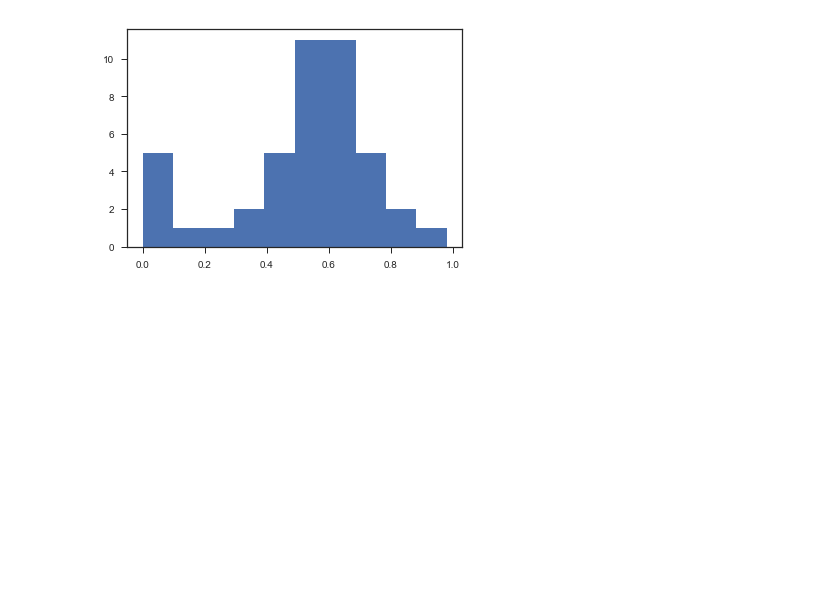
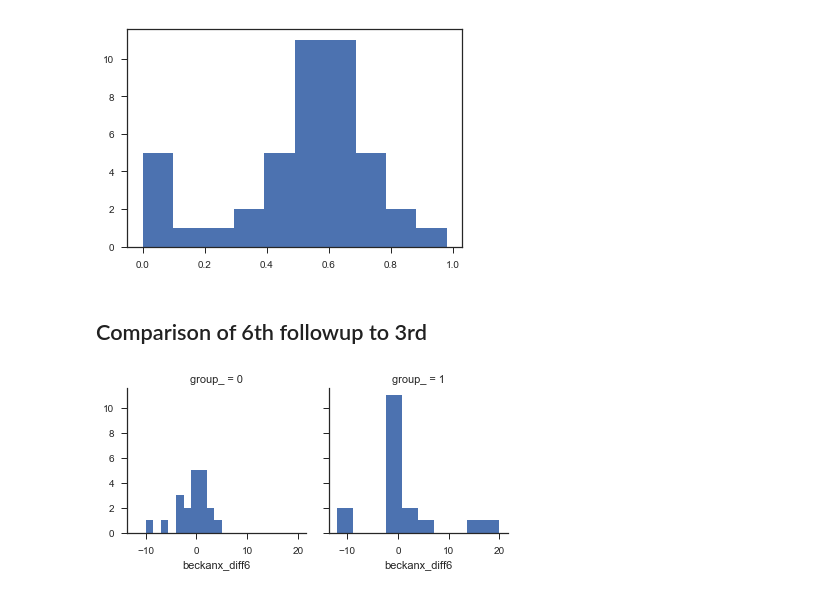
Before and after one commit to fonnesbeck/mbsr_intervention_study, a Jupyter notebook: notebooks/MBSR Trial Analysis.ipynb, the cells around one changed output. Drawn from its saved outputs; the diff is of its cells as text; code cells hidden in the pictures; blank space fills up the shorter version.

Commit message:
Added 6th followup analysis

```diff
--- a/notebooks/MBSR Trial Analysis.ipynb
+++ b/notebooks/MBSR Trial Analysis.ipynb
@@ -341,3 +341,11 @@ plt.hist([np.round(percentileofscore(x, y)/100, 2) for x, y in zip(ppc_cesdt['ob
         0.882, 0.98 ]),
  <a list of 10 Patch objects>)
 [figure]
+# %% [markdown]
+## Comparison of 6th followup to 3rd
+# %%
+mbsr_data['beckanx_diff6'] = mbsr_data['beckanxT6'] - mbsr_data['beckanxT3']
+g = sns.FacetGrid(mbsr_data, col='group_')
+g.map(plt.hist, 'beckanx_diff6');
+# %% [output]
+[figure, added]
```
Also changed, not shown: parts of 35 cells of this notebook.
